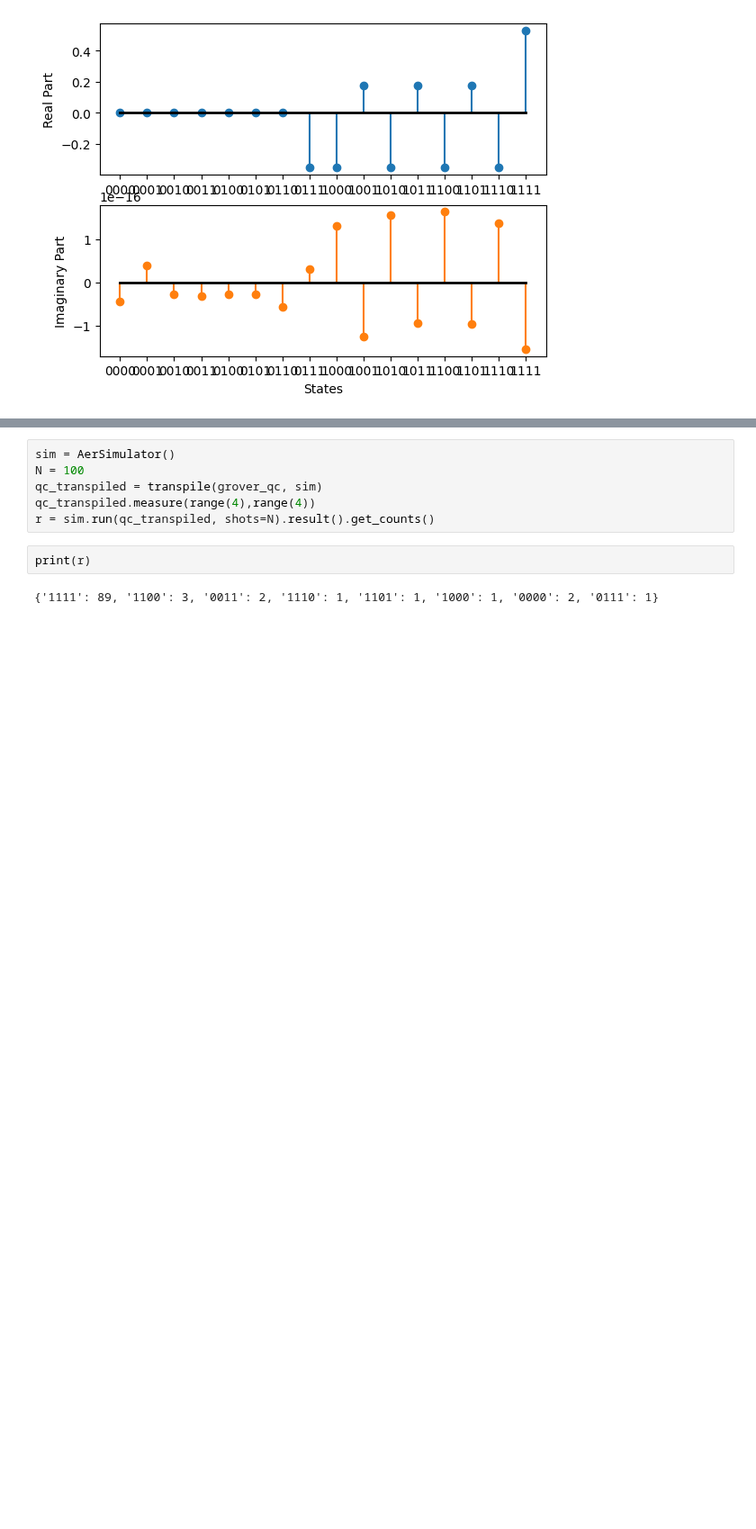
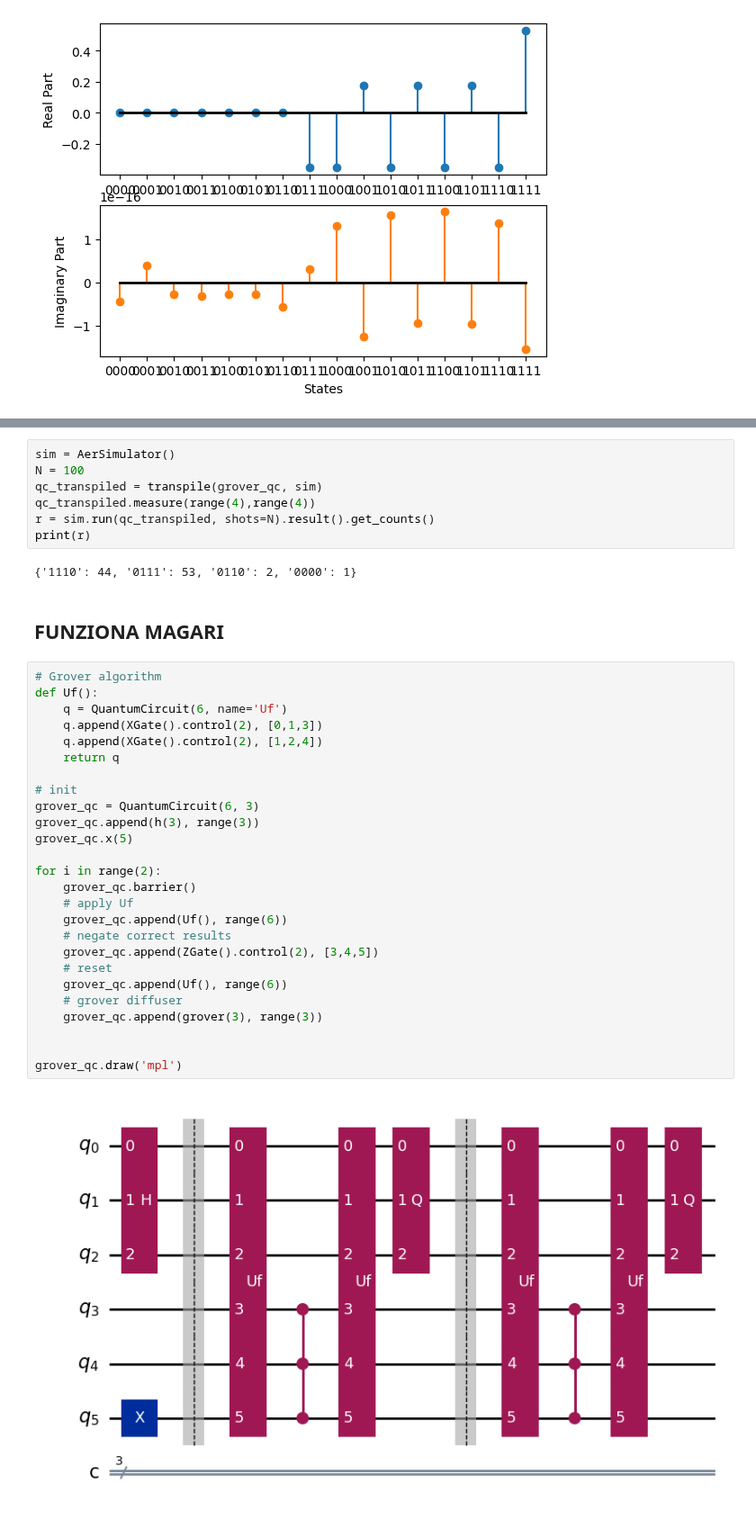
Before and after one commit to 1ngVG-QCCE/QuantumMazeSolver, a Jupyter notebook: grover_test.ipynb, the cells around one changed output, grey strips where cells are left out. Shown at 90% size. Saved outputs shown, nothing was run; the diff lists cells and outputs as text; blank space fills up the shorter version.

```diff
--- a/grover_test.ipynb
+++ b/grover_test.ipynb
@@ -172,7 +171,36 @@ N = 100
 qc_transpiled = transpile(grover_qc, sim)
 qc_transpiled.measure(range(4),range(4))
 r = sim.run(qc_transpiled, shots=N).result().get_counts()
+print(r)
+# %% [output]
+{'1110': 44, '0111': 53, '0110': 2, '0000': 1}
-# %%
-print(r)
-# %% [output]
-{'1111': 89, '1100': 3, '0011': 2, '1110': 1, '1101': 1, '1000': 1, '0000': 2, '0111': 1}
+# %% [markdown]
+## FUNZIONA MAGARI
+# %%
+# Grover algorithm
+def Uf():
+    q = QuantumCircuit(6, name='Uf')
+    q.append(XGate().control(2), [0,1,3])
+    q.append(XGate().control(2), [1,2,4])
+    return q
+
+# init
+grover_qc = QuantumCircuit(6, 3)
+grover_qc.append(h(3), range(3))
+grover_qc.x(5)
+
+for i in range(2):
+    grover_qc.barrier()
+    # apply Uf
+    grover_qc.append(Uf(), range(6))
+    # negate correct results
+    grover_qc.append(ZGate().control(2), [3,4,5])
+    # reset
+    grover_qc.append(Uf(), range(6))
+    # grover diffuser
+    grover_qc.append(grover(3), range(3))
+
+
+grover_qc.draw('mpl')
+# %% [output]
+[figure, added]
```
Also changed, not shown: parts of 5 cells of this notebook.
